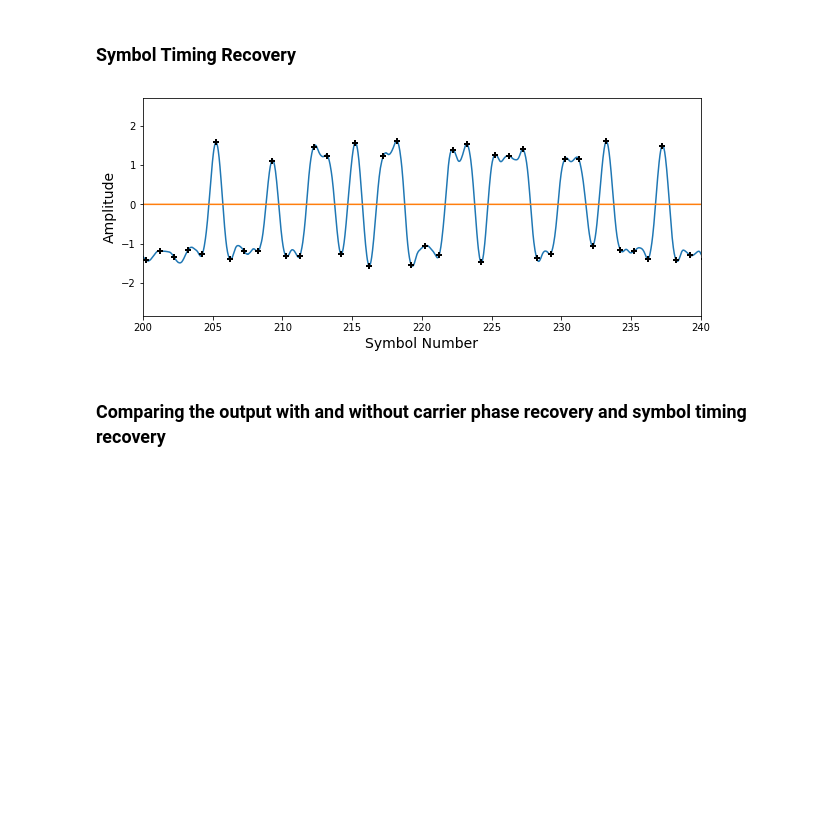
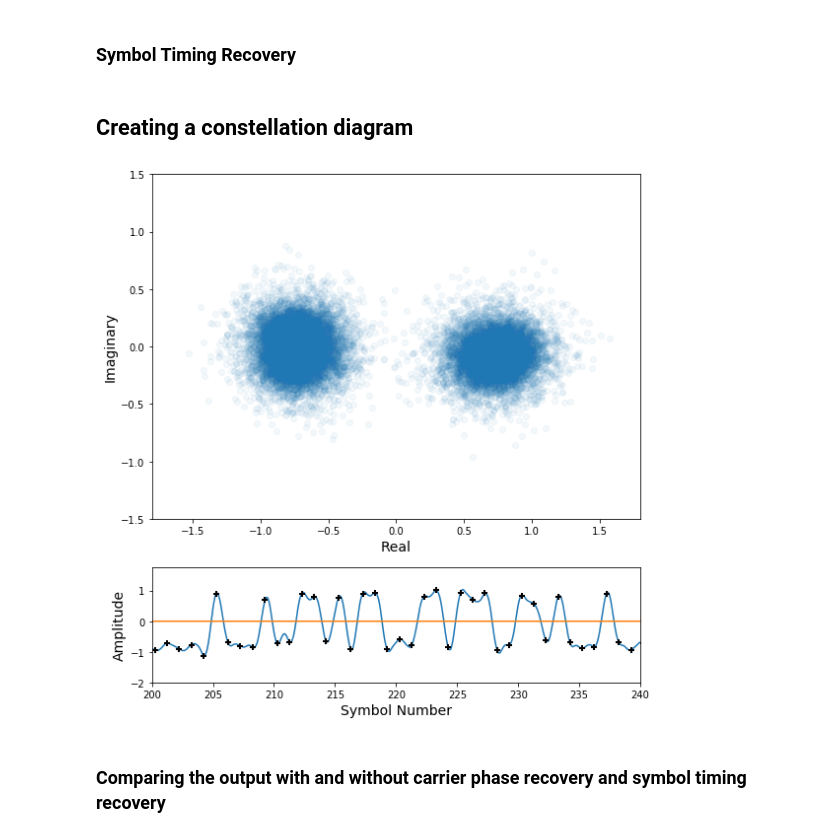
Before and after one commit to Max-Manning/RDS_decode, a Jupyter notebook: RDS_DECODE.ipynb, the cells around one changed output. Saved outputs shown, nothing was run; the diff lists cells and outputs as text; code cells hidden in the pictures; blank space fills up the shorter version.

```diff
--- a/RDS_DECODE.ipynb
+++ b/RDS_DECODE.ipynb
@@ -174,23 +176,42 @@ for ii in range(int(RDS_demod.shape[0]/(block_N*48) - 1)):
     RDS_sampled[ii*block_N:(ii+1)*block_N] = chunk[optimal_samples]
     all_sample_locations = np.concatenate((all_sample_locations, optimal_samples))
 
-
-# plot the demodulated signal and its samples
-fig = plt.figure(figsize=(10, 4))
-plt.plot(nn/48, np.real(RDS_demod)*2)
-plt.plot(nn/48, np.zeros(nn.shape))
-
-ns = np.arange(all_sample_locations.shape[0])
-ns = ns[all_sample_locations.astype(bool)]
-plt.plot(ns/48 , 2*RDS_sampled[0:ns.shape[0]], 'k+', mew = 2)
-plt.xlim([200, 240])
-
-plt.xlabel('Symbol Number', fontsize=14)
-plt.ylabel('Amplitude', fontsize=14)
-
-plt.show()
+# Correct the constellation rotation
+aa = np.angle(RDS_sampled)
+const_rotation = aa*(aa>0) + (aa + np.pi)*(aa<0)
+mean_rotation = np.mean(const_rotation)
+RDS_sampled = RDS_sampled*np.exp(-1j*mean_rotation)
-# %% [output]
-[figure, removed]
+# %% [markdown]
+## Creating a constellation diagram
+# %%
+fig = plt.figure(figsize=(8, 8))
+gs = gridspec.GridSpec(2, 1, height_ratios=[3, 1])
+
+# plot the constellation diagram
+ax0 = plt.subplot(gs[0])
+plt.scatter(np.real(RDS_sampled[100:-100]), np.imag(RDS_sampled[100:-100]), alpha=0.05)
+plt.ylim([-1.5, 1.5])
+plt.xlim([-1.8, 1.8])
+plt.xlabel('Real', fontsize=14)
+plt.ylabel('Imaginary', fontsize=14)
+
+# also plot a section of the output waveform and its sample locations.
+ax1 = plt.subplot(gs[1])
+plt.plot(nn/48, np.real(RDS_demod*np.exp(-1j*mean_rotation)))
+plt.plot(nn/48, np.zeros(nn.shape))
+
+sample_t = np.arange(all_sample_locations.shape[0])
+sample_t = sample_t[all_sample_locations.astype(bool)]
+
+plt.plot(sample_t/48 , RDS_sampled[0:sample_t.shape[0]], 'k+', mew = 2)
+plt.xlim([200, 240])
+plt.xlabel('Symbol Number', fontsize=14)
+plt.ylabel('Amplitude', fontsize=14)
+
+plt.tight_layout()
+plt.show()
+# %% [output]
+[figure, added]
 # %% [markdown]
 ### Comparing the output with and without carrier phase recovery and symbol timing recovery
 # %%
```
Also changed, not shown: parts of 10 cells of this notebook.
